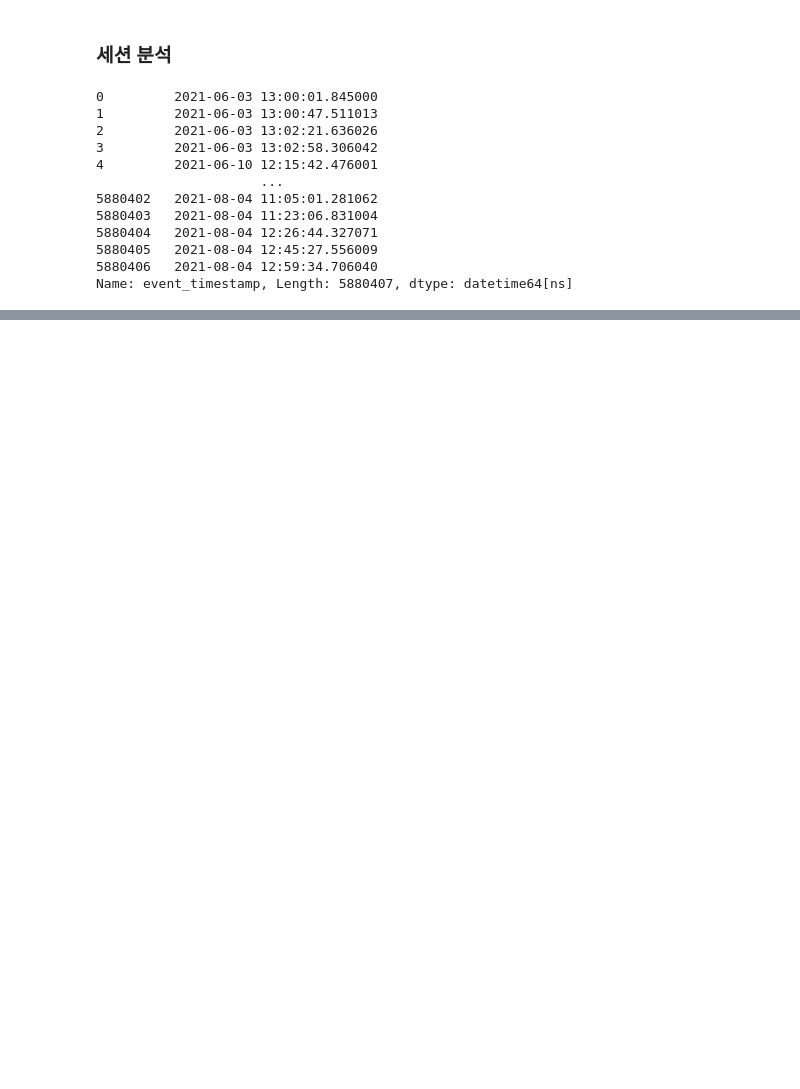
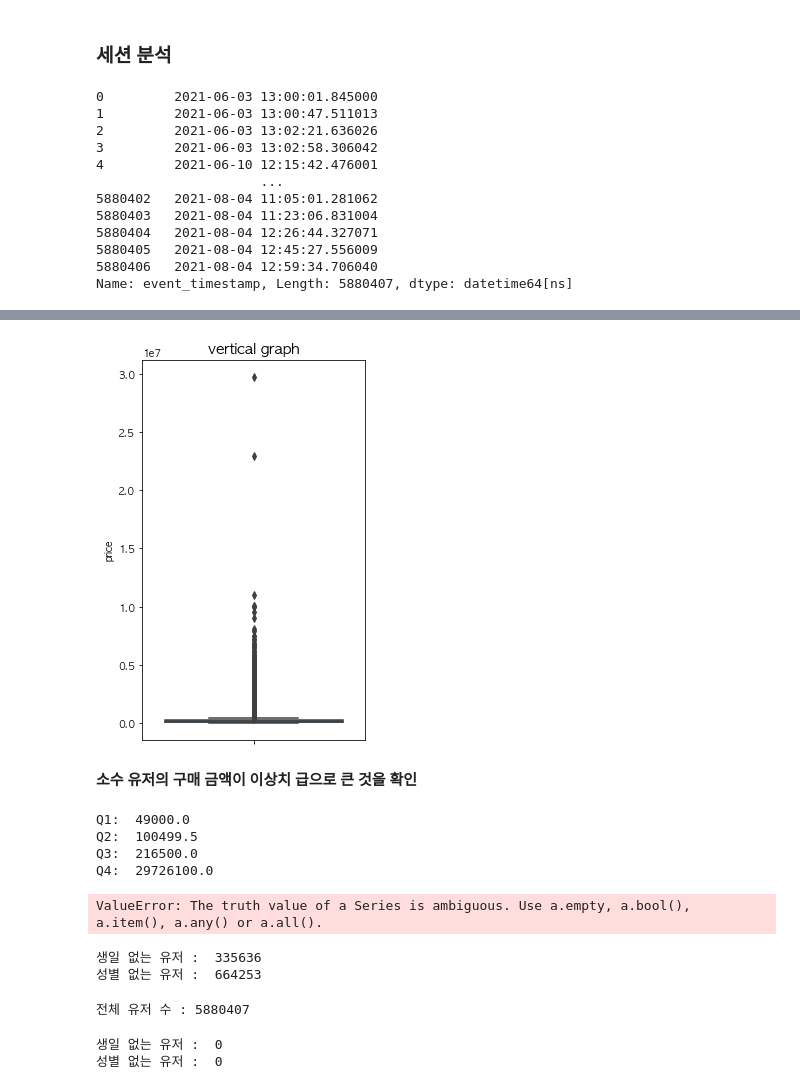
Before and after one commit to gr2edy/FastCampus_FinalProject_29cm, a Jupyter notebook: FC_FinalProject.ipynb, the cells around one changed output, grey strips where cells are left out. Cells and saved outputs as stored; diff of their text form; code cells hidden in the pictures; blank space fills up the shorter version.

```diff
--- a/FC_FinalProject.ipynb
+++ b/FC_FinalProject.ipynb
@@ -634,0 +618,6 @@ User_drop_duplicate.describe()
+# %%
+user_price = user_price.reset_index()
+# %%
+user_price_purchase = user_price[user_price['event_name']=='purchase_success']
+# %%
+user_sales = user_price_purchase.groupby('user_no')['price'].sum()
@@ -634,0 +641,41 @@ User_drop_duplicate.describe()
+# %%
+user_sales = user_sales.reset_index()
+# %%
+# boxplot 세로 그래프
+plt.figure(figsize = (4, 7))
+sns.boxplot(y = 'price', data = user_sales)
+plt.title('vertical graph', size = 15)
+plt.show()
+# %% [output]
+[figure, added]
+# %% [markdown]
+**소수 유저의 구매 금액이 이상치 급으로 큰 것을 확인**
+# %%
+#4 Quantile
+num = user_sales['price']
+Q1 = num.quantile(.25)
+Q3 = num.quantile(.75)
+IQR = Q3 - Q1
+Q2 = num.quantile(.5)
+Q4 = num.quantile(1)
+
+print('Q1: ', Q1)
+print('Q2: ', Q2)
+print('Q3: ', Q3)
+print('Q4: ', Q4)
+# %% [output]
+Q1:  49000.0
+Q2:  100499.5
+Q3:  216500.0
+Q4:  29726100.0
+# %%
+#vip 분류
+#vvip : 상위 0.25 ,vip : 상위 0.25 ~ 0.5, 일반 : 상위 0.5~
+if user_sales['price'] > Q3 :
+    user_sales['등급'] = 'VVIP'
+elif user_sales['price'] > Q2 :
+    user_sales['등급'] = 'VIP'
+else:
+    user_sales['등급'] = '일반'
+# %% [output]
+ValueError: The truth value of a Series is ambiguous. Use a.empty, a.bool(), a.item(), a.any() or a.all().
@@ -634,0 +685,10 @@ User_drop_duplicate.describe()
+# %%
+print('생일 없는 유저 : ', df['birth_date'].isnull().sum())
+print('성별 없는 유저 : ', df['gender'].isnull().sum())
+# %% [output]
+생일 없는 유저 :  335636
+성별 없는 유저 :  664253
+# %%
+print('전체 유저 수 :',df['user_no'].count())
+# %% [output]
+전체 유저 수 : 5880407
@@ -634,0 +699,6 @@ User_drop_duplicate.describe()
+# %%
+print('생일 없는 유저 : ', df2['birth_date'].isnull().sum())
+print('성별 없는 유저 : ', df2['gender'].isnull().sum())
+# %% [output]
+생일 없는 유저 :  0
+성별 없는 유저 :  0
```
Also changed, not shown: parts of 56 cells of this notebook.
